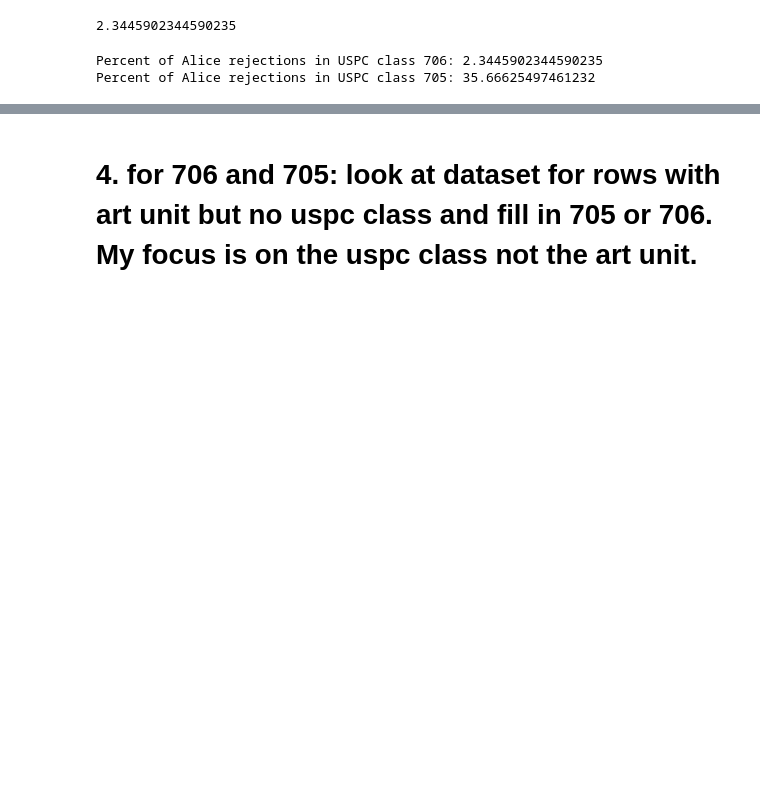
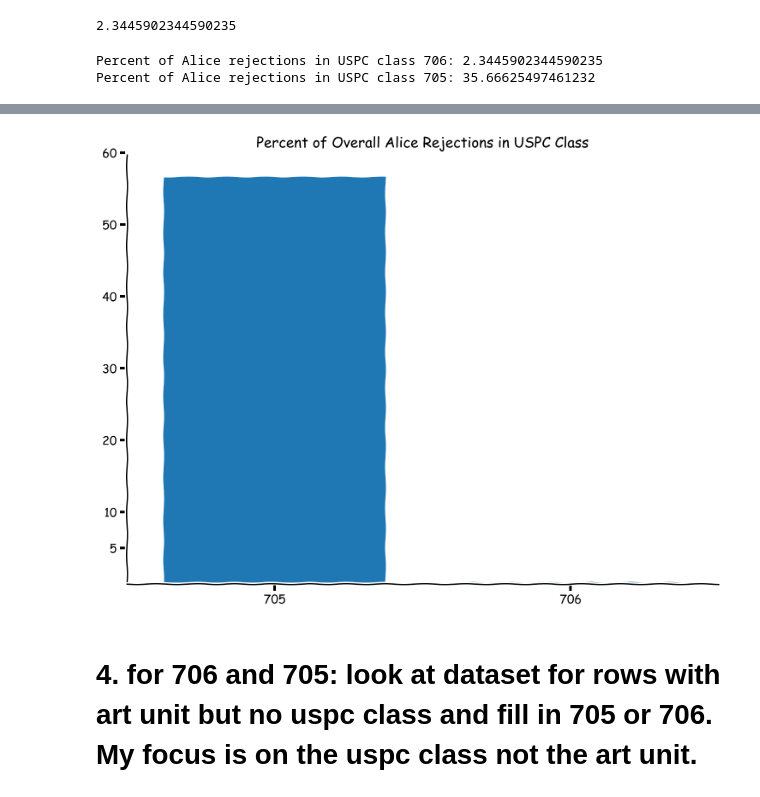
Before and after one commit to rcmckee/Document-Classification, a Jupyter notebook: 2 - look at percentages of alice rejections in class 705 and 706.ipynb, the cells around one changed output, grey strips where cells are left out. Drawn from its saved outputs; the diff is of its cells as text; code cells hidden in the pictures; blank space fills up the shorter version.

```diff
--- a/2 - look at percentages of alice rejections in class 705 and 706.ipynb
+++ b/2 - look at percentages of alice rejections in class 705 and 706.ipynb
@@ -201,3 +222,25 @@ Percent of Alice rejections in USPC class 705: 35.66625497461232
+# %%
+percent_of_706_overall_alice = (len(df[(df['uspc_class']=='706')&(df['alice_in']==1)])/45918)*100
+percent_of_705_overall_alice = (len(df[(df['uspc_class']=='705')&(df['alice_in']==1)])/45918)*100
+with plt.xkcd():
+    # Based on "The Data So Far" from XKCD by Randall Monroe
+    # http://xkcd.com/373/
+
+    fig = plt.figure(figsize=(12, 10))
+    ax = fig.add_axes((0.1, 0.2, 0.8, 0.7))
+    ax.bar([0, 1], [percent_of_705_overall_alice, percent_of_706_overall_alice], 0.75)
+    ax.spines['right'].set_color('none')
+    ax.spines['top'].set_color('none')
+    ax.xaxis.set_ticks_position('bottom')
+    ax.set_xticks([0, 1])
+    ax.set_xlim([-0.5, 1.5])
+    ax.set_ylim([0, 60])
+    ax.set_xticklabels(['705', '706'])
+    plt.yticks([5,10,20,30,40,50,60])
+
+    plt.title("Percent of Overall Alice Rejections in USPC Class")
+# %% [output]
+[figure, added]
 # %% [markdown]
 # 4. for 706 and 705: look at dataset for rows with art unit but no uspc class and fill in 705 or 706. My focus is on the uspc class not the art unit.
 # %%
```
Also changed, not shown: parts of 25 cells of this notebook, 1 other file.
